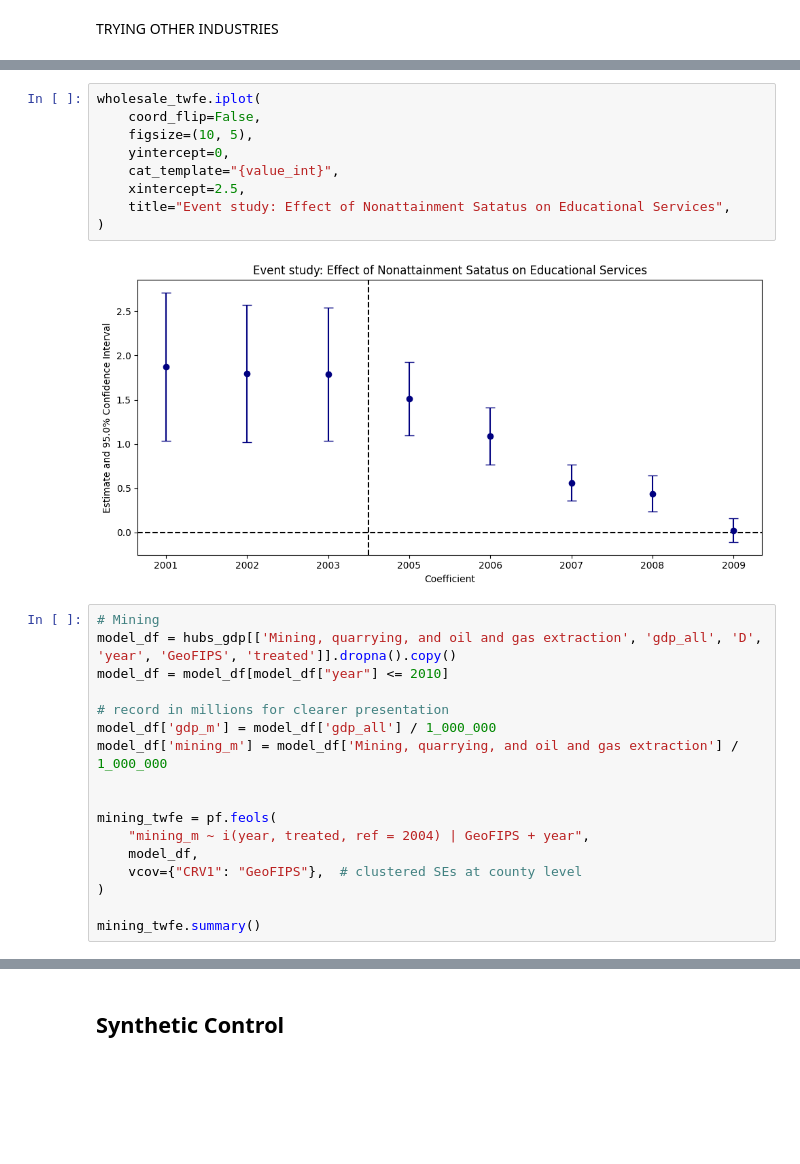
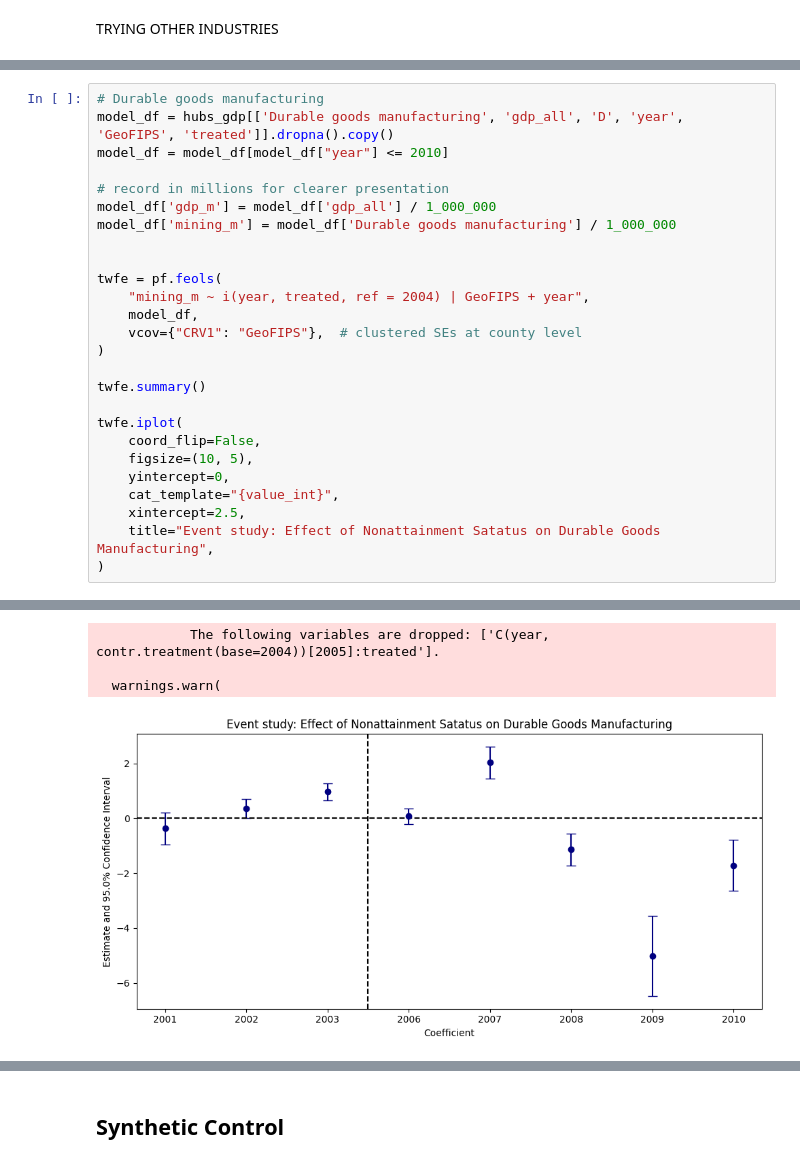
Before and after one commit to wren17/epa_greenbook_project, a Jupyter notebook: analysis.ipynb, the cells around one changed output, grey strips where cells are left out. Saved outputs shown, nothing was run; the diff lists cells and outputs as text; blank space fills up the shorter version.

```diff
--- a/analysis.ipynb
+++ b/analysis.ipynb
@@ -743,31 +609,29 @@ RMSE: 0.275 R2: 0.975 R2 Within: 0.41
-# %%
-wholesale_twfe.iplot(
-    coord_flip=False,
-    figsize=(10, 5),
-    yintercept=0,
-    cat_template="{value_int}",
-    xintercept=2.5,
-    title="Event study: Effect of Nonattainment Satatus on Educational Services",
-)
-# %% [output]
-[figure, removed]
 # %%
-# Mining
-model_df = hubs_gdp[['Mining, quarrying, and oil and gas extraction', 'gdp_all', 'D', 'year', 'GeoFIPS', 'treated']].dropna().copy()
+# Durable goods manufacturing
+model_df = hubs_gdp[['Durable goods manufacturing', 'gdp_all', 'D', 'year', 'GeoFIPS', 'treated']].dropna().copy()
 model_df = model_df[model_df["year"] <= 2010]
 
 # record in millions for clearer presentation
 model_df['gdp_m'] = model_df['gdp_all'] / 1_000_000
-model_df['mining_m'] = model_df['Mining, quarrying, and oil and gas extraction'] / 1_000_000
+model_df['mining_m'] = model_df['Durable goods manufacturing'] / 1_000_000
 
 
-mining_twfe = pf.feols(
+twfe = pf.feols(
     "mining_m ~ i(year, treated, ref = 2004) | GeoFIPS + year",
     model_df,
     vcov={"CRV1": "GeoFIPS"},  # clustered SEs at county level
 )
 
-mining_twfe.summary()
+twfe.summary()
+
+twfe.iplot(
+    coord_flip=False,
+    figsize=(10, 5),
+    yintercept=0,
+    cat_template="{value_int}",
+    xintercept=2.5,
+    title="Event study: Effect of Nonattainment Satatus on Durable Goods Manufacturing",
+)
 # %% [output]
 ###
 
@@ -791,0 +655,4 @@ RMSE: 0.01 R2: 0.938 R2 Within: 0.241
+            The following variables are dropped: ['C(year, contr.treatment(base=2004))[2005]:treated'].
+
+  warnings.warn(
+[figure, added]
```
Also changed, not shown: parts of 18 cells of this notebook.
